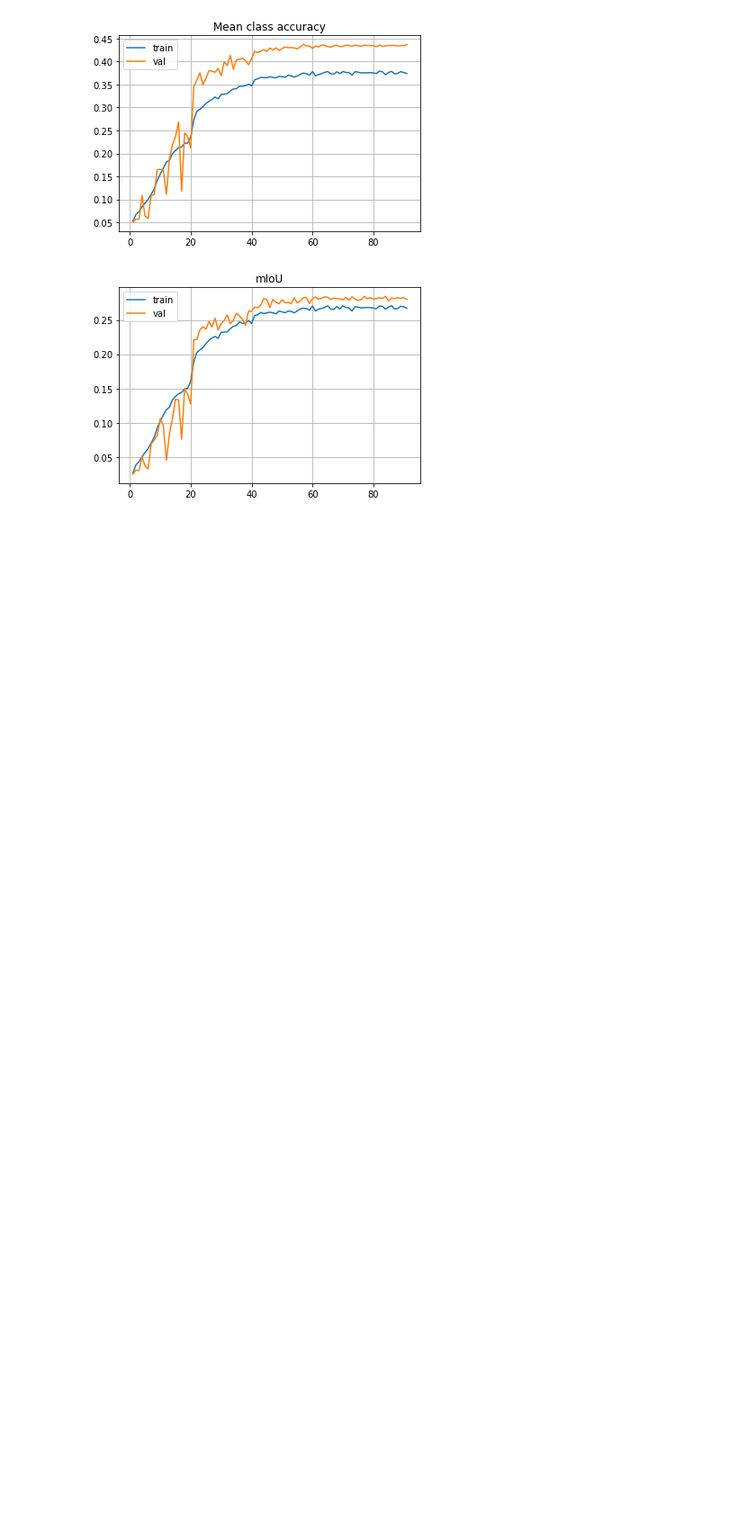
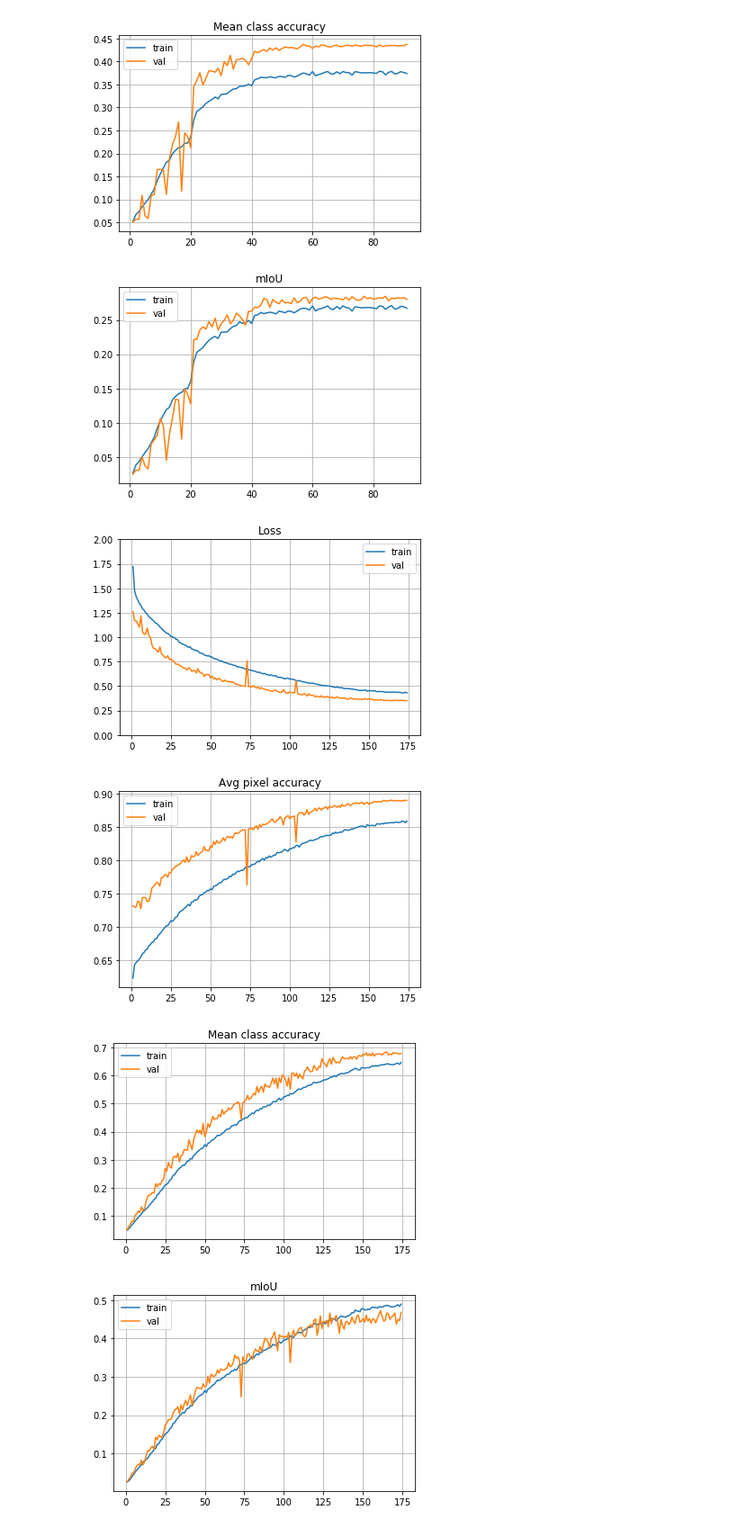
Before and after one commit to wenliangdai/msc-project, a Jupyter notebook: visualisation.ipynb, the cells around one changed output. Shown at 90% size. Cells and saved outputs as stored; diff of their text form; code cells hidden in the pictures; blank space fills up the shorter version.

```diff
--- a/visualisation.ipynb
+++ b/visualisation.ipynb
@@ -100,3 +100,10 @@ draw('results_temp', loss_range=[0,2])
 [figure]
 [figure]
 [figure]
+# %%
+draw('results_sbd', loss_range=[0,2])
+# %% [output]
+[figure, added]
+[figure, added]
+[figure, added]
+[figure, added]
```
Also changed, not shown: parts of 1 cell of this notebook, 3 other files.
